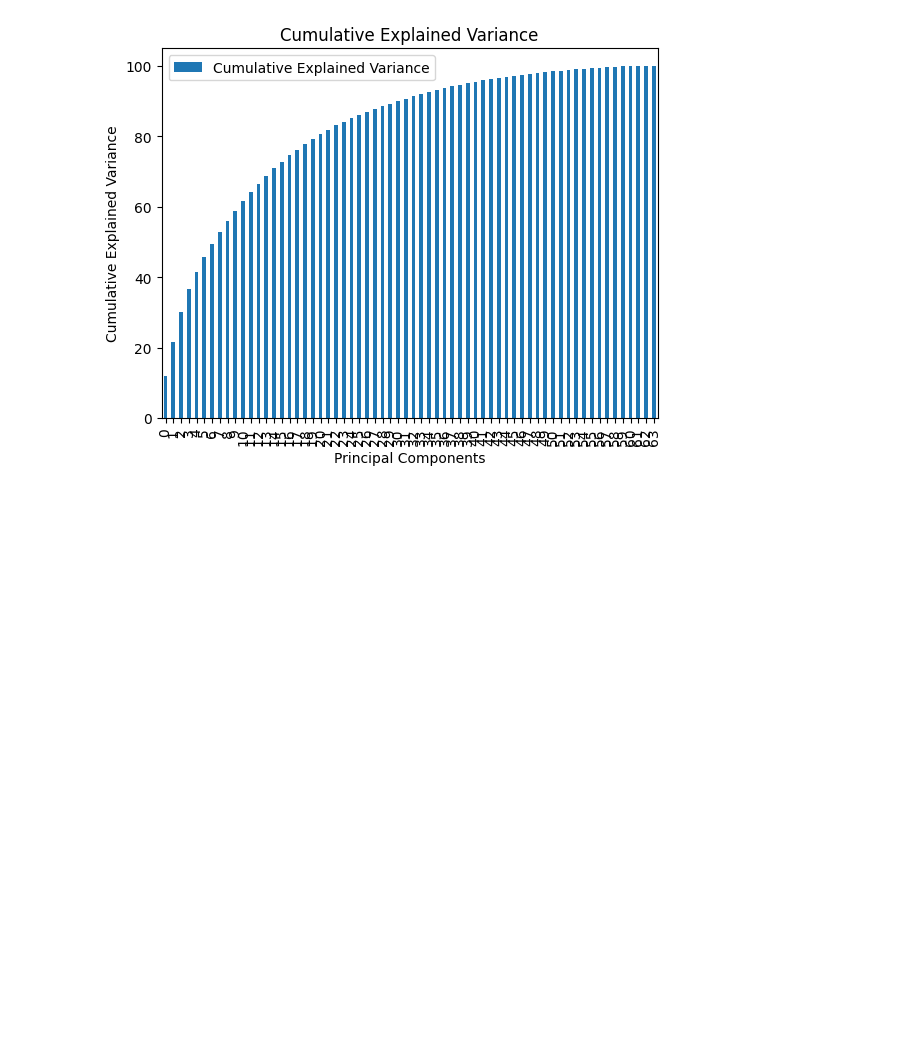
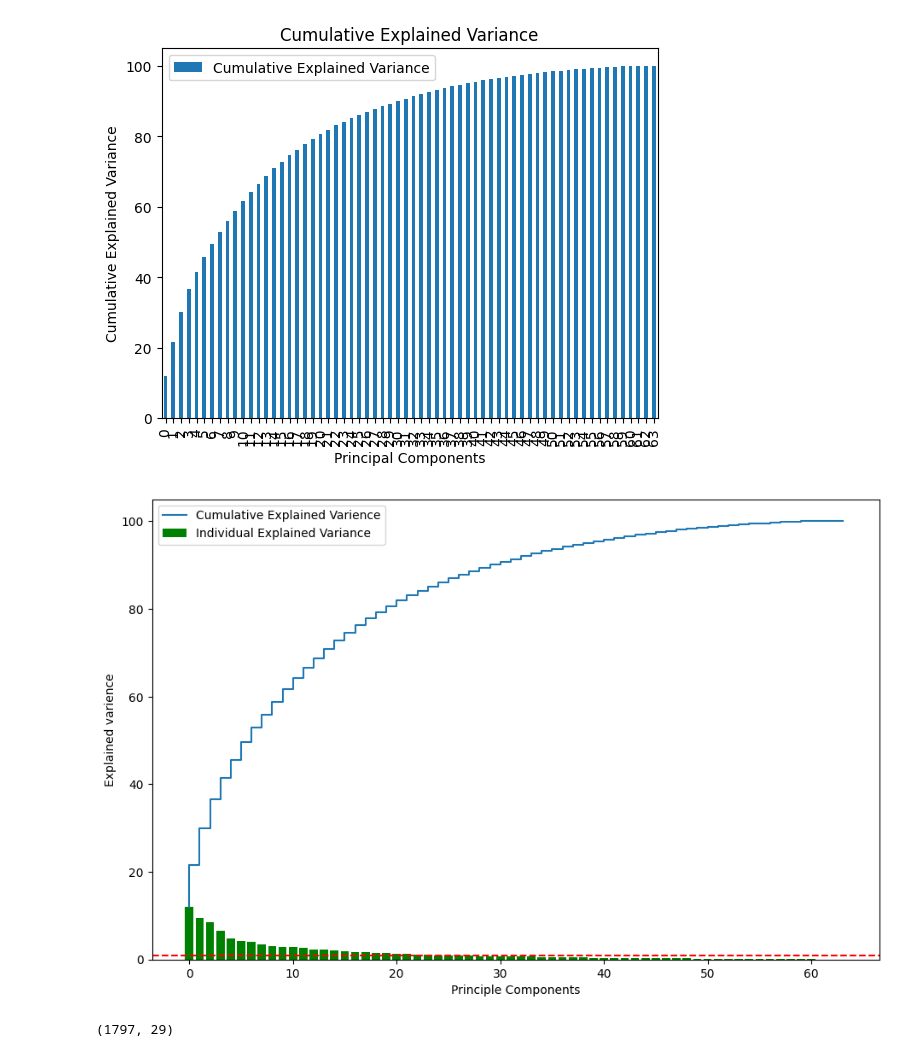
Before and after one commit to sk-shahsi/ML_Model, a Jupyter notebook: pca_HandsOn.ipynb, the cells around one changed output. Cells and saved outputs as stored; diff of their text form; code cells hidden in the pictures; blank space fills up the shorter version.

```diff
--- a/pca_HandsOn.ipynb
+++ b/pca_HandsOn.ipynb
@@ -249,3 +249,14 @@ plt.title("Cumulative Explained Variance")
 plt.show()
 # %% [output]
 [figure]
+# %%
+plt.figure(figsize=(11,7))
+plt.bar(range(len(exp_var)),exp_var,label="Individual Explained Variance",color='g')
+plt.step(range(len(exp_var)),cum_exp_var,label="Cumulative Explained Varience")
+plt.xlabel("Principle Components")
+plt.ylabel("Explained varience")
+plt.axhline(y=1, color='r',linestyle='--')
+plt.legend()
+plt.show()
+# %% [output]
+[figure, added]
@@ -251,0 +265,6 @@ plt.show()
+# %%
+pca =PCA(0.95)
+x_pca = pca.fit_transform(x)
+x_pca.shape
+# %% [output]
+(1797, 29)
```
Also changed, not shown: parts of 16 cells of this notebook.
